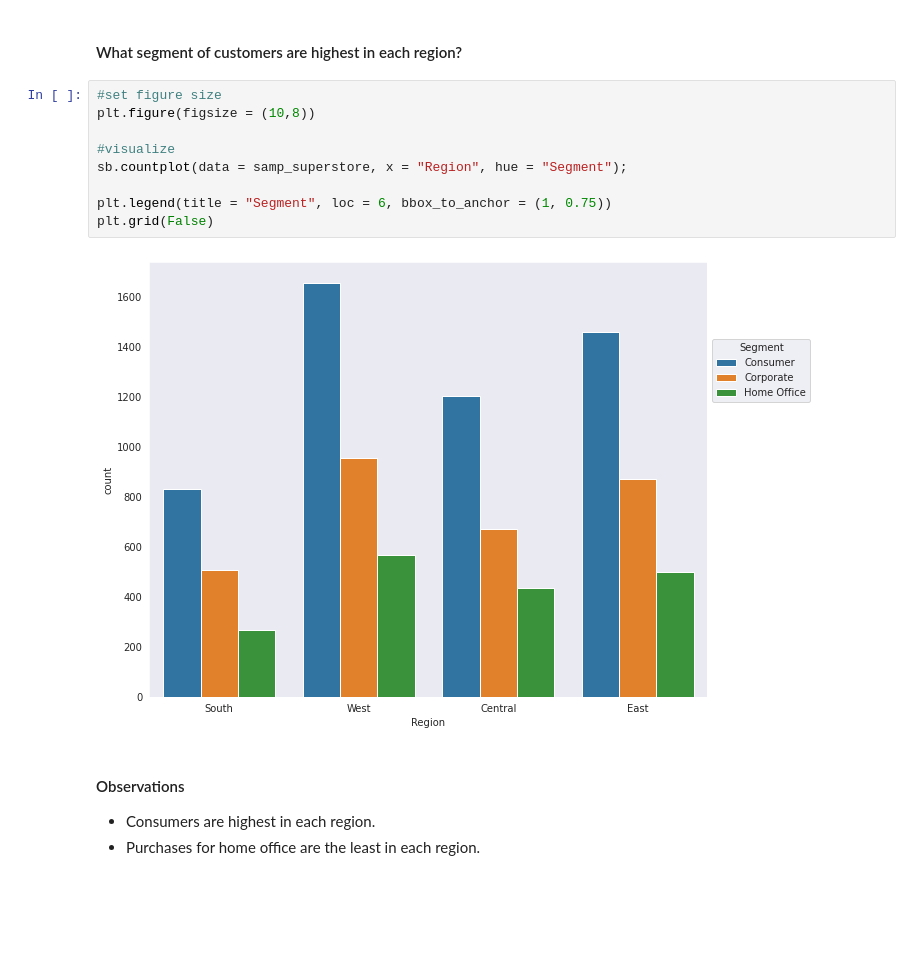
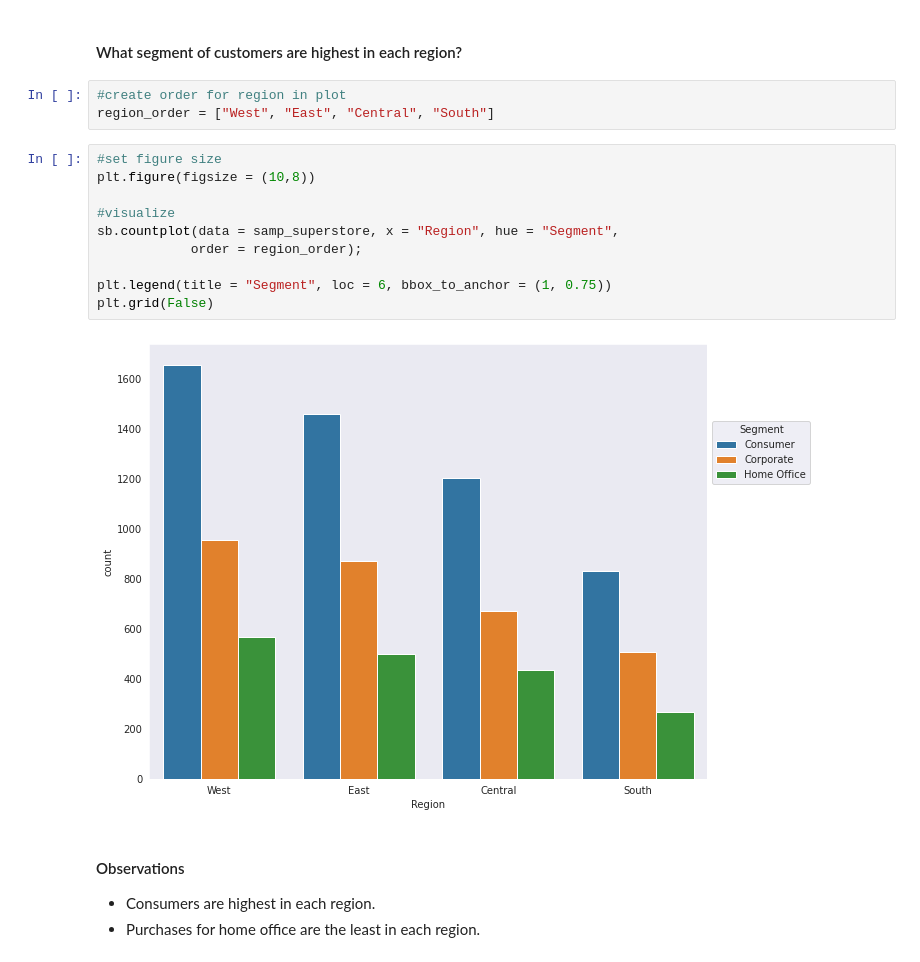
Before and after one commit to Dee-nDee/SuperStore_Data_Analysis, a Jupyter notebook: SuperStore.ipynb, the cells around one changed output. Cells and saved outputs as stored; diff of their text form; blank space fills up the shorter version.

Commit message:
feat: Order Plot for Segment of Customers Highest in each Region

```diff
--- a/SuperStore.ipynb
+++ b/SuperStore.ipynb
@@ -1120,17 +1106,21 @@ plt.grid(False)
 - There do not seem to be a distinct relationship between quantity and discount. Again, this may be due to the type of product and/or the various promos run by the store.
 # %% [markdown]
 #### What segment of customers are highest in each region?
+# %%
+#create order for region in plot
+region_order = ["West", "East", "Central", "South"]
 # %%
 #set figure size
 plt.figure(figsize = (10,8))
 
 #visualize
-sb.countplot(data = samp_superstore, x = "Region", hue = "Segment");
+sb.countplot(data = samp_superstore, x = "Region", hue = "Segment",
+            order = region_order);
 
 plt.legend(title = "Segment", loc = 6, bbox_to_anchor = (1, 0.75))
 plt.grid(False)
 # %% [output]
-[figure, old version]
+[figure, new version]
 # %% [markdown]
 #### Observations
 
```
Also changed, not shown: parts of 4 cells of this notebook.
